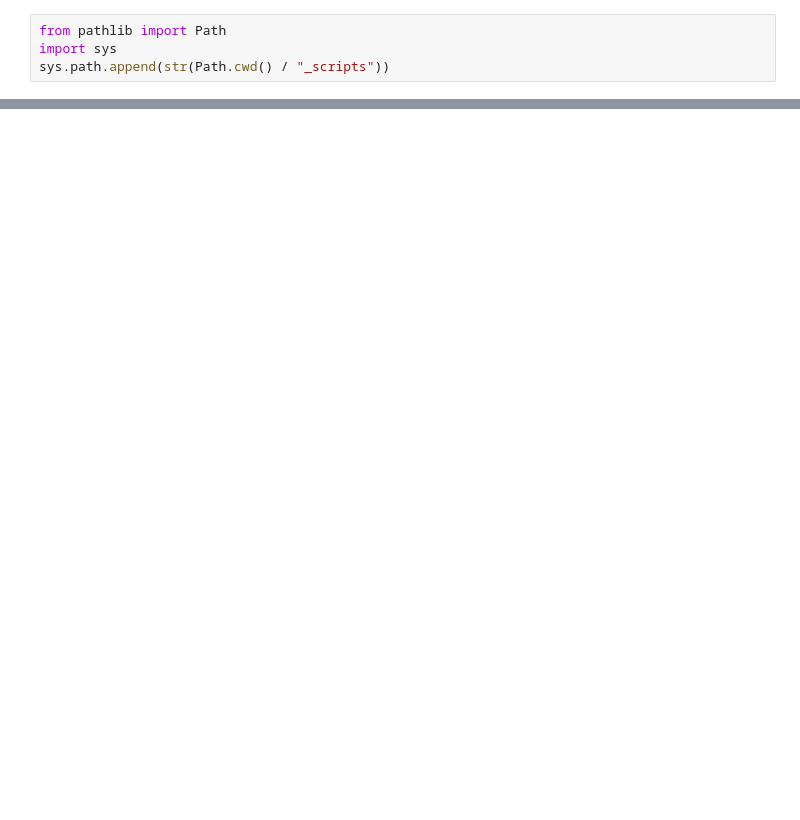
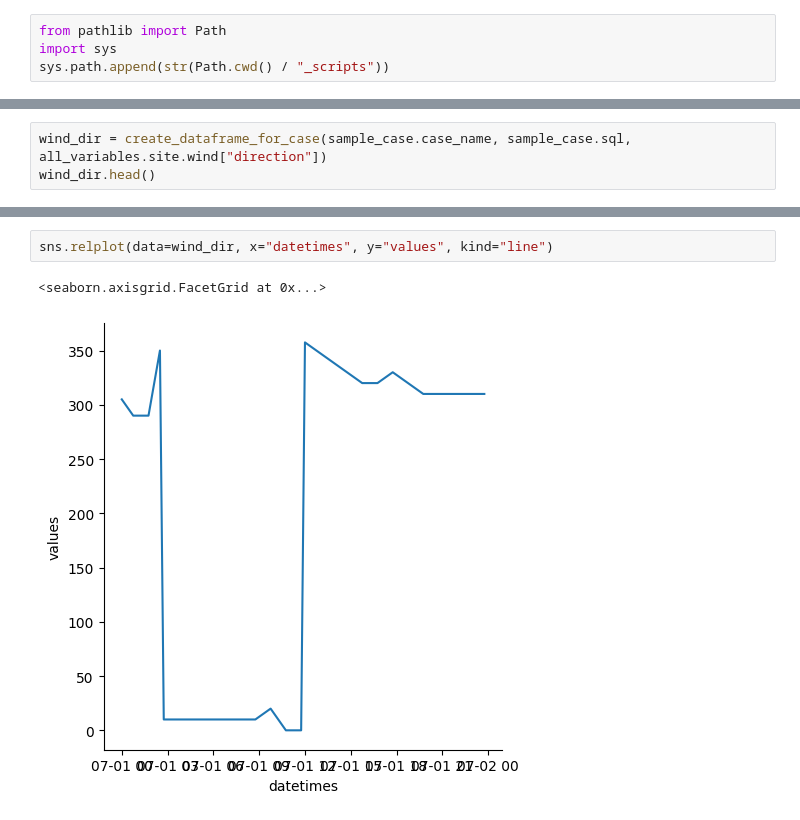
Before and after one commit to juliet29/plan2EPlus, a Jupyter notebook: _notebooks/t05_svg2plan.ipynb, the cells around one changed output, grey strips where cells are left out. Drawn from its saved outputs; the diff is of its cells as text; blank space fills up the shorter version.

```diff
--- a/_notebooks/t05_svg2plan.ipynb
+++ b/_notebooks/t05_svg2plan.ipynb
@@ -273,0 +86,3 @@ afn_subsurfaces = set_difference(list_all_dict_values(zone_map), list_all_dict_v
+# %%
+wind_dir = create_dataframe_for_case(sample_case.case_name, sample_case.sql, all_variables.site.wind["direction"])
+wind_dir.head()
@@ -273,0 +105,5 @@ afn_subsurfaces = set_difference(list_all_dict_values(zone_map), list_all_dict_v
+# %%
+sns.relplot(data=wind_dir, x="datetimes", y="values", kind="line")
+# %% [output]
+<seaborn.axisgrid.FacetGrid at 0x...>
+[figure, added]
```
Also changed, not shown: parts of 41 cells of this notebook, 7 other files.
